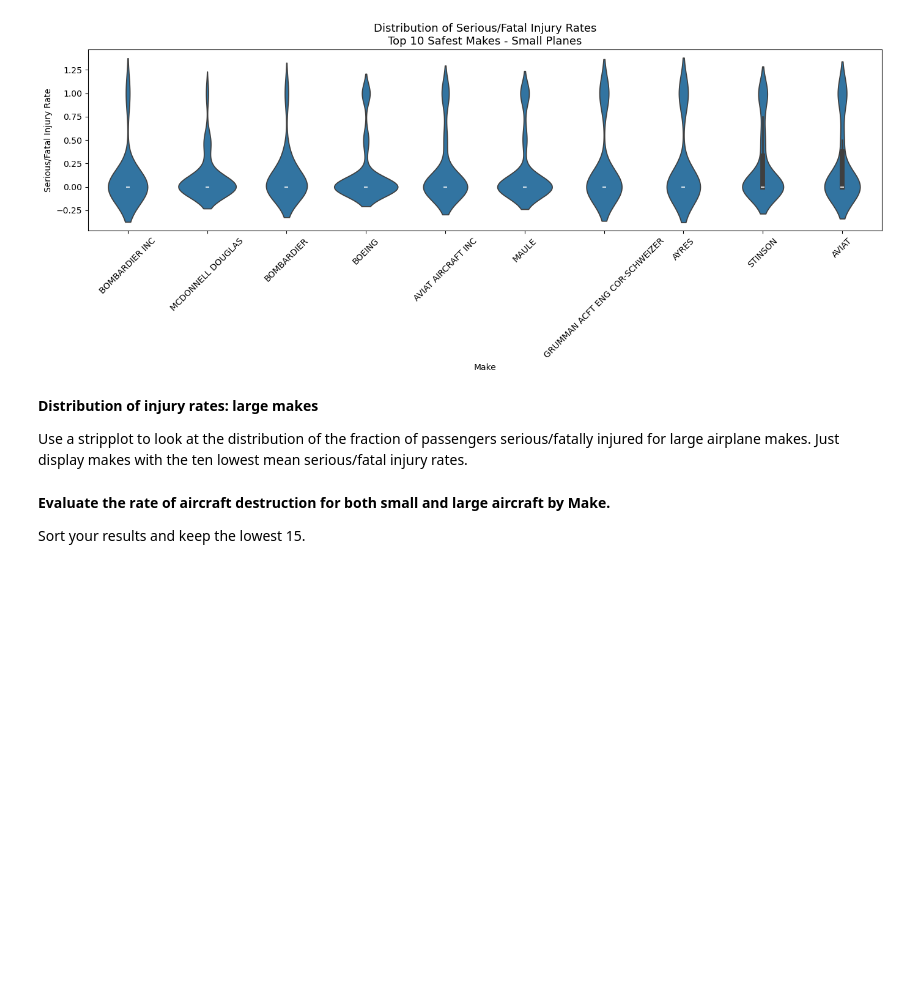
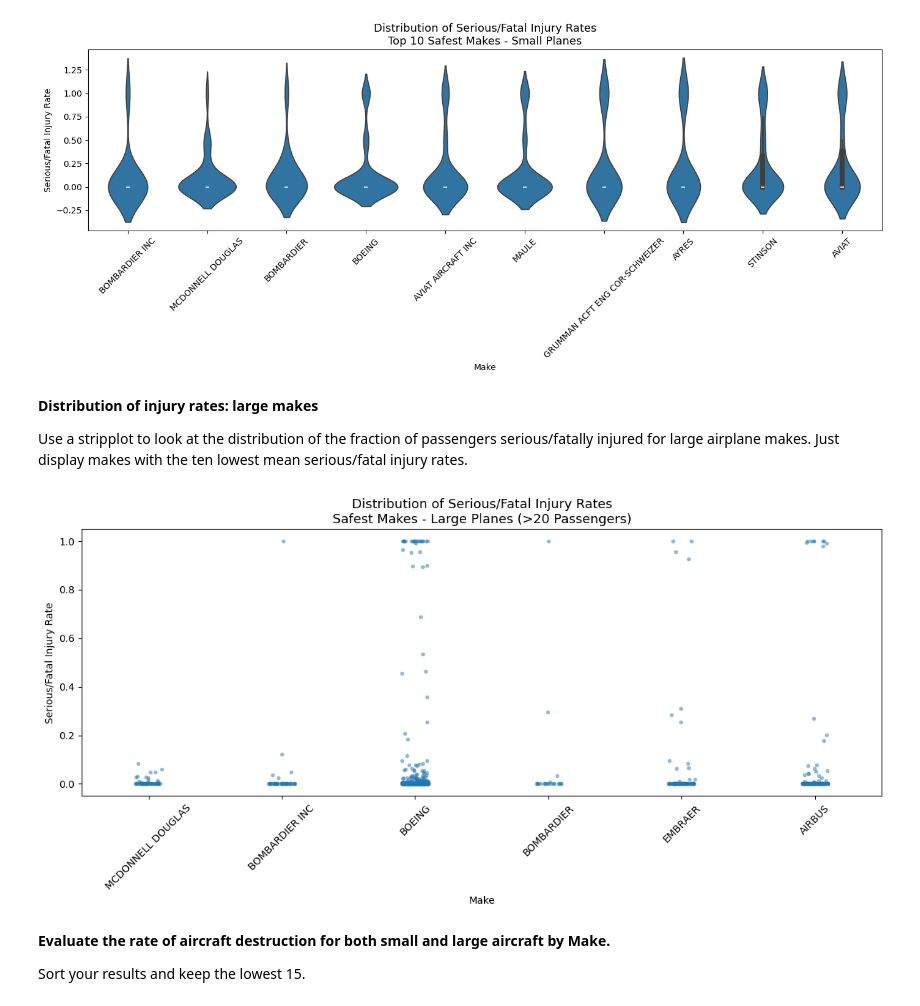
Before and after one commit to bahayg/dsc-course0-m8-lab, a Jupyter notebook: Aviation_Accidents_Data_Analysis.ipynb, the cells around one changed output. Cells and saved outputs as stored; diff of their text form; code cells hidden in the pictures; blank space fills up the shorter version.

Commit message:
Data Analysis - Dist of Injury Rates/Large Makes

```diff
--- a/Aviation_Accidents_Data_Analysis.ipynb
+++ b/Aviation_Accidents_Data_Analysis.ipynb
@@ -181,6 +181,42 @@ plt.show()
 **Distribution of injury rates: large makes**
 
 Use a stripplot to look at the distribution of the fraction of passengers serious/fatally injured for large airplane makes. Just display makes with the ten lowest mean serious/fatal injury rates.
+# %%
+# Get safest makes for large planes (all 6 that meet threshold above)
+top_large_makes = (large_planes_df.groupby('Make')
+                   .filter(lambda x: len(x) >= 10)
+                   .groupby('Make')['Serious.Fatal.Injury.Rate']
+                   .mean()
+                   .sort_values()
+                   .head(10)
+                   .index)
+
+# Filter large planes df to only these makes
+top_large_df = large_planes_df[large_planes_df['Make'].isin(top_large_makes)]
+
+# Order makes by mean injury rate
+make_order_large = (top_large_df.groupby('Make')['Serious.Fatal.Injury.Rate']
+                    .mean()
+                    .sort_values()
+                    .index)
+
+# Strip plot
+plt.figure(figsize=(12, 6))
+sns.stripplot(data=top_large_df,
+              x='Make',
+              y='Serious.Fatal.Injury.Rate',
+              order=make_order_large,
+              alpha=0.5,
+              size=4)
+
+plt.title('Distribution of Serious/Fatal Injury Rates\nSafest Makes - Large Planes (>20 Passengers)', fontsize=13)
+plt.xlabel('Make')
+plt.ylabel('Serious/Fatal Injury Rate')
+plt.xticks(rotation=45)
+plt.tight_layout()
+plt.show()
+# %% [output]
+[figure, added]
 # %% [markdown]
 **Evaluate the rate of aircraft destruction for both small and large aircraft by Make.**
 
```
